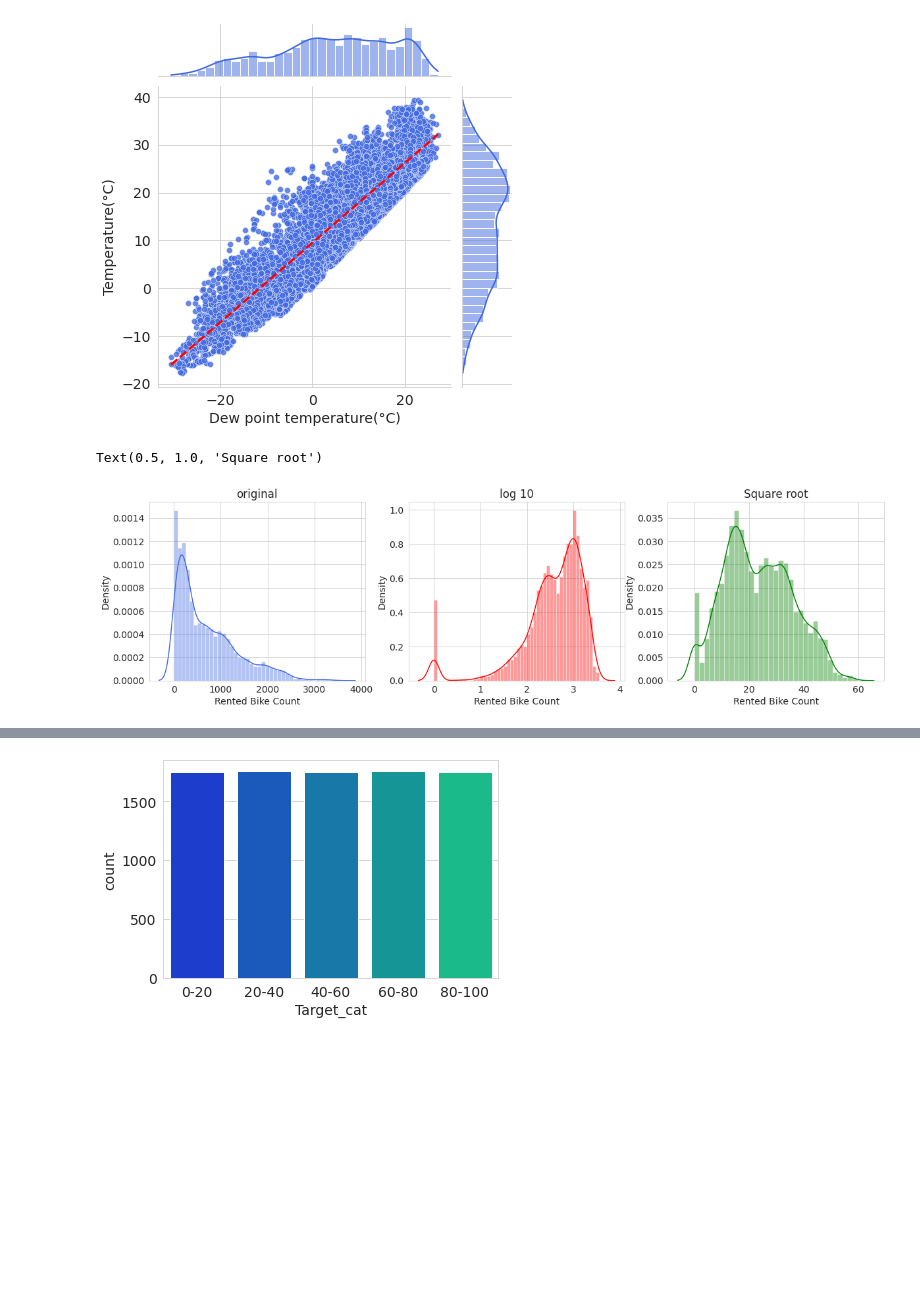
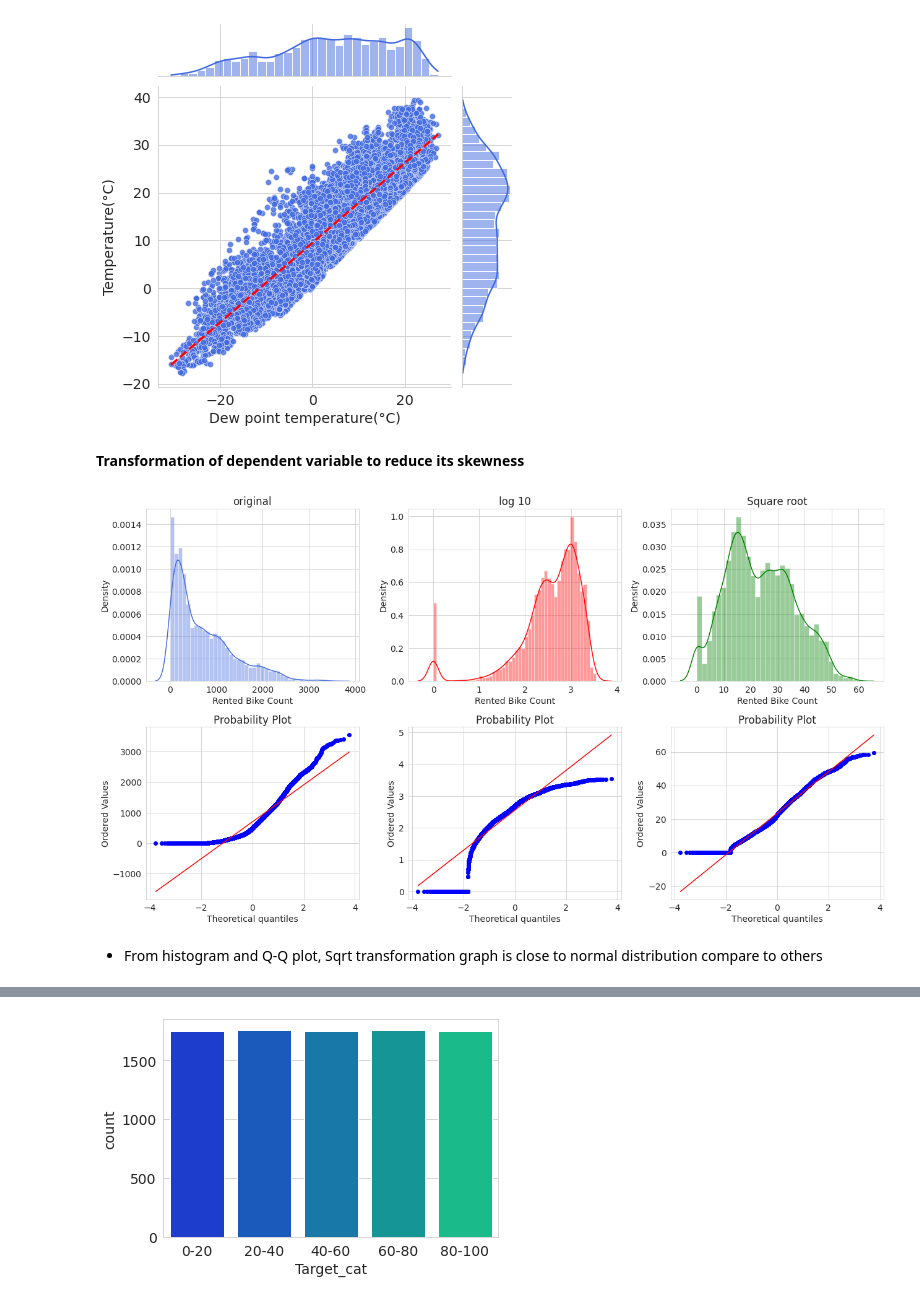
Before and after one commit to Gaurav2912/Bike-Sharing-Demand-Prediction, a Jupyter notebook: Bike_Sharing_Demand_Prediction_Capstone_Project.ipynb, the cells around one changed output, grey strips where cells are left out. Cells and saved outputs as stored; diff of their text form; code cells hidden in the pictures; blank space fills up the shorter version.

```diff
--- a/Bike_Sharing_Demand_Prediction_Capstone_Project.ipynb
+++ b/Bike_Sharing_Demand_Prediction_Capstone_Project.ipynb
@@ -500,11 +563,25 @@ sns.jointplot(data= df, x= 'Dew point temperature(°C)', y= 'Temperature(°C)',
               scatter_kws = {'linewidths': 0.4, 'edgecolors': 'white'});
 # %% [output]
 [figure]
+# %% [markdown]
+**Transformation of dependent variable to reduce its skewness**
 # %%
-fig,axes = plt.subplots(1,3,figsize=(20,5))
-sns.distplot((df['Rented Bike Count']),ax=axes[0]).set_title("original")
-sns.distplot(np.log10(df['Rented Bike Count'] + 1),ax=axes[1],color='red').set_title("log 10")
-sns.distplot(np.sqrt(df['Rented Bike Count']),ax=axes[2], color='green').set_title("Square root")
+fig,axes = plt.subplots(2,3,figsize=(18, 10))
+
+# original
+sns.distplot((df['Rented Bike Count']),ax=axes[0,0]).set_title("original")
+_ = sp.stats.probplot(df['Rented Bike Count'],plot=axes[1,0])
+
+# Log transformation
+sns.distplot(np.log10(df['Rented Bike Count'] + 1),ax=axes[0,1],color='red').set_title("log 10")
+_ = sp.stats.probplot(np.log10(df['Rented Bike Count'] + 1), plot=axes[1,1])
+
+# Sqrt transformation
+sns.distplot(np.sqrt(df['Rented Bike Count']),ax=axes[0,2], color='green').set_title("Square root")
+_ = sp.stats.probplot(np.sqrt(df['Rented Bike Count']) ,plot=axes[1,2])
+
+plt.tight_layout();
 # %% [output]
-Text(0.5, 1.0, 'Square root')
-[figure, old version]
+[figure, new version]
+# %% [markdown]
+* From histogram and Q-Q plot, Sqrt transformation graph is close to normal distribution compare to others
```
Also changed, not shown: parts of 68 cells of this notebook.
